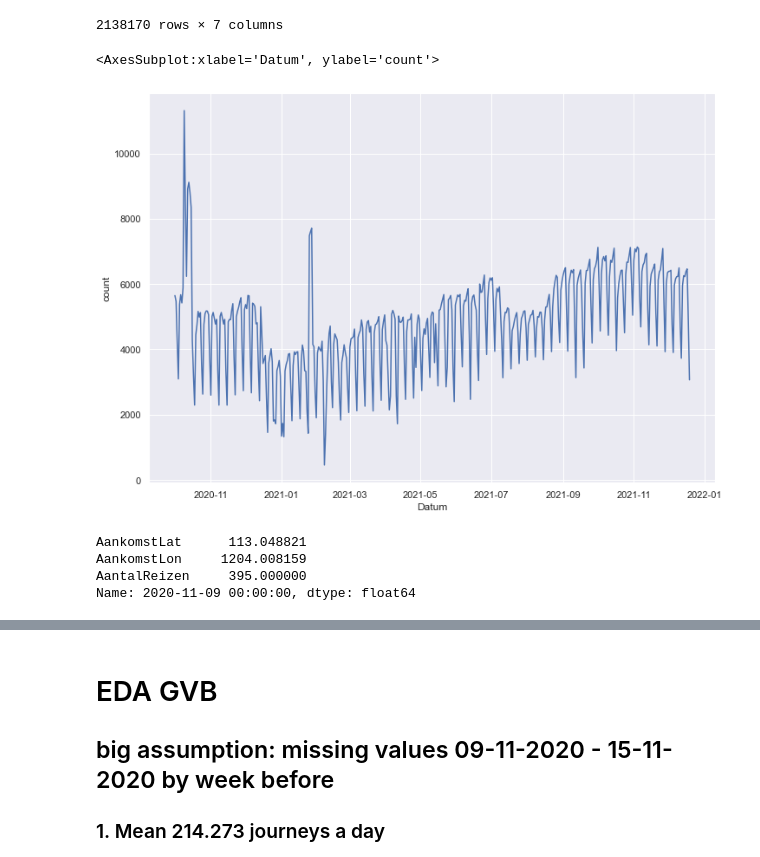
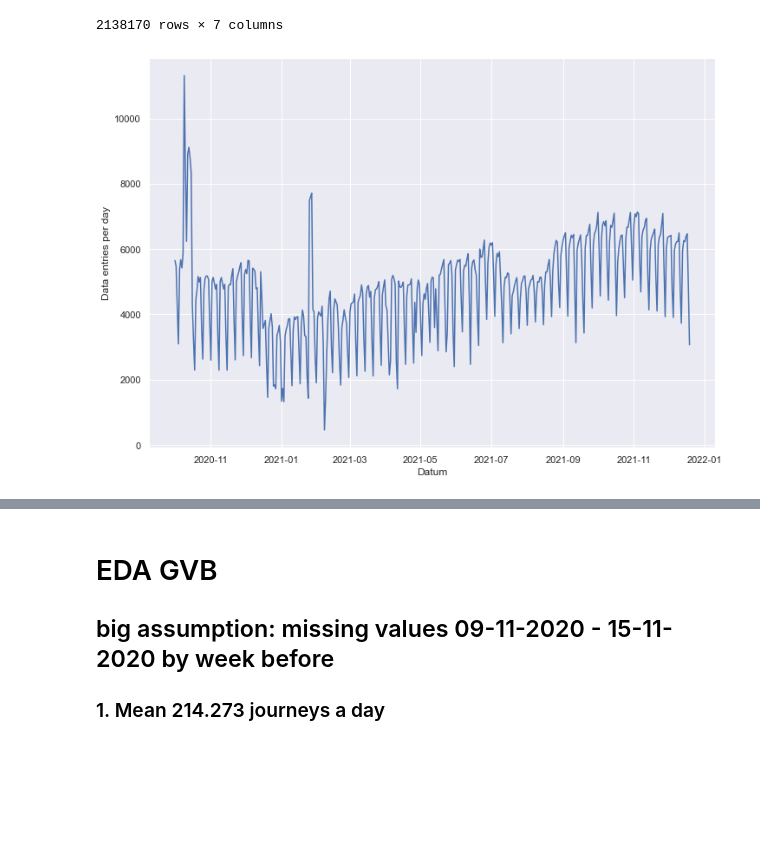
Before and after one commit to lotteph/DSP, a Jupyter notebook: GVB_ALL.ipynb, the cells around one changed output, grey strips where cells are left out. Cells and saved outputs as stored; diff of their text form; code cells hidden in the pictures; blank space fills up the shorter version.

```diff
--- a/GVB_ALL.ipynb
+++ b/GVB_ALL.ipynb
@@ -108,22 +128,13 @@ See the caveats in the documentation: https://pandas.pydata.org/pandas-docs/stab
 # %%
 # The line above is misleading, it's mainly because of missing data.
 gvb_data_range_very_cleaned_count = gvb_data_range_very_cleaned
 gvb_data_range_very_cleaned_count['count'] = 1
 gvb_data_range_very_cleaned_count = gvb_data_range_very_cleaned_count.groupby('Datum').sum()
 
-sns.lineplot(data=gvb_data_range_very_cleaned_count.reset_index(), x='Datum', y="count")
+ax = sns.lineplot(data=gvb_data_range_very_cleaned_count.reset_index(), x='Datum', y="count")
+ax.set(ylabel='Data entries per day');
 # %% [output]
-<AxesSubplot:xlabel='Datum', ylabel='count'>
-[figure, old version]
+[figure, new version]
-# %%
-# Strange, there seems to be missing data 2020-11-08, let's check this. 395 is very very low, so let's replace
-# this outlier with one week before
-gvb_data_range_cleaned_travellers_per_day.set_index('Datum').loc["2020-11-09"]
-# %% [output]
-AankomstLat      113.048821
-AankomstLon     1204.008159
-AantalReizen     395.000000
-Name: 2020-11-09 00:00:00, dtype: float64
 # %%
 # Still a lot of values are missing, make sure every data point gets added and interpolated
 # take last hour from column UurgroepOmschrijving and convert to datetime
```
Also changed, not shown: parts of 12 cells of this notebook.
